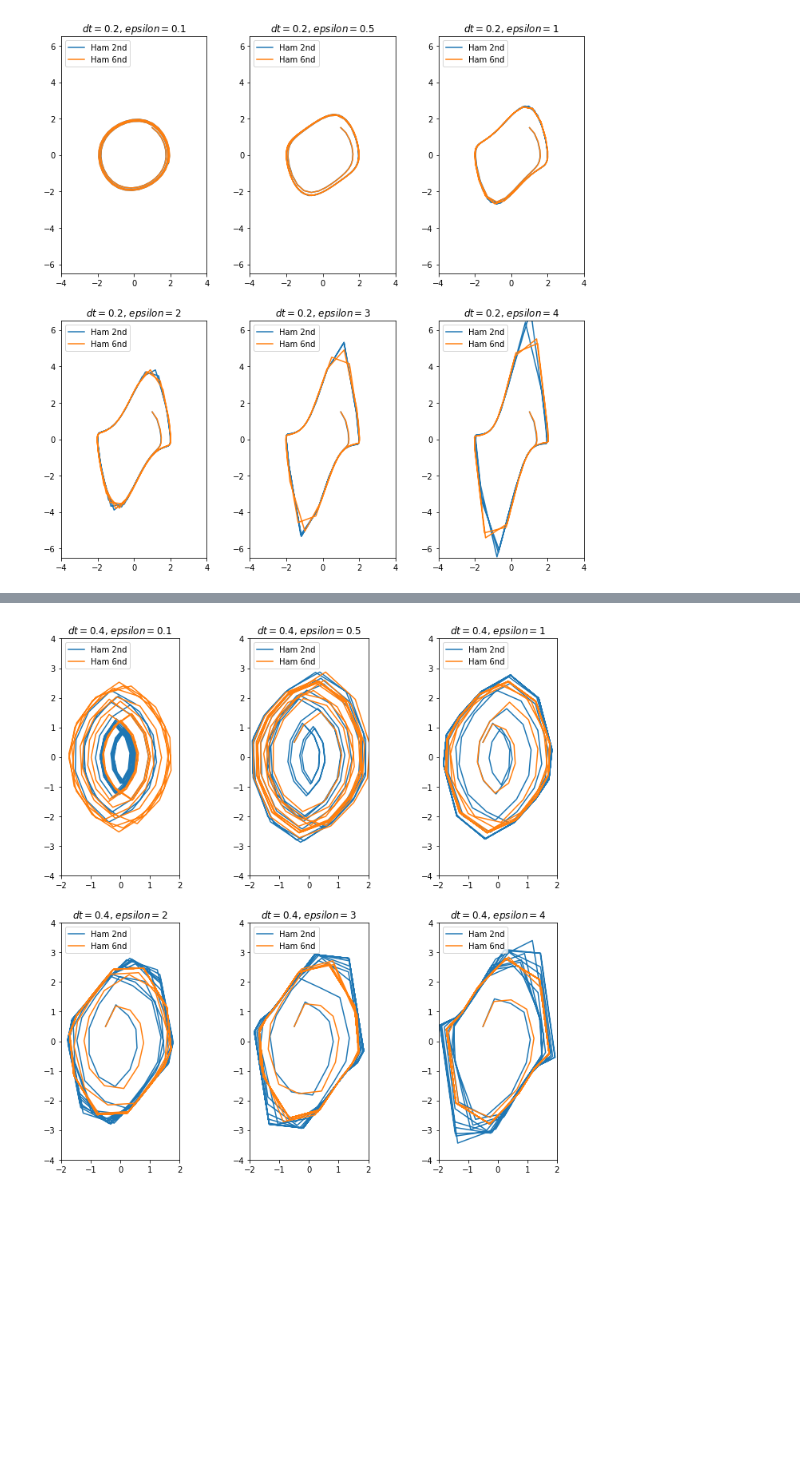
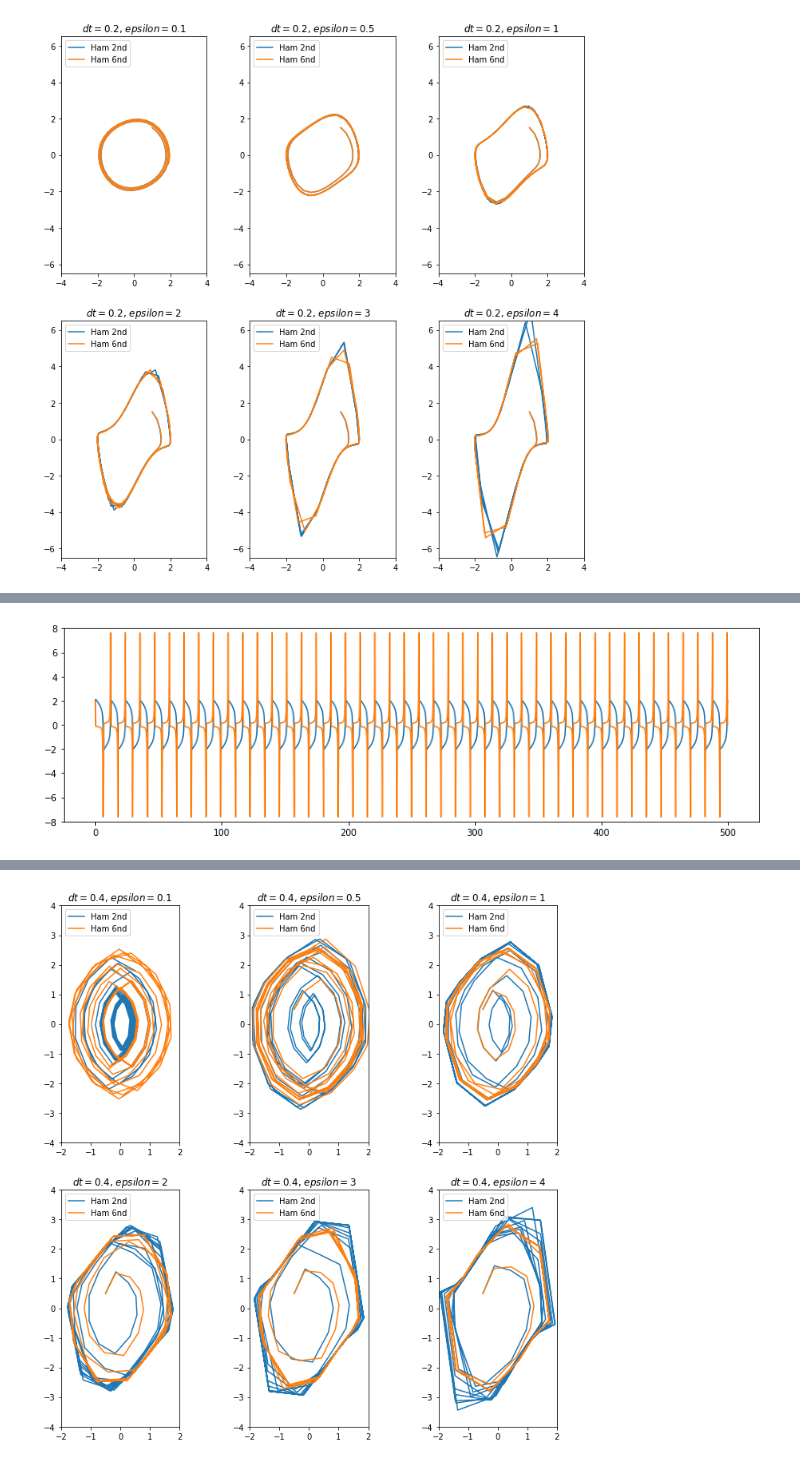
Before and after one commit to mseri/contact-integrators, a Jupyter notebook: Liénard systems.ipynb, the cells around one changed output, grey strips where cells are left out. Drawn from its saved outputs; the diff is of its cells as text; code cells hidden in the pictures; blank space fills up the shorter version.

```diff
--- a/Liénard systems.ipynb
+++ b/Liénard systems.ipynb
@@ -113,0 +148,21 @@ plt.show()
+# %%
+vdp = vanDerPol(5)
+jump = 3
+tout2 = np.linspace(0, 500, 25000*jump)
+
+
+q0, s0 = 2, 2
+
+sol, sols, _ = ic.integrate(step, vdp, tout2, p0, q0, s0)
+solm, solms, _ = ic.integrate(step6, vdp, tout2, p0, q0, s0)
+# %%
+plt.figure(figsize=(14,4))
+
+plt.plot(tout,
+         sol[:,1][::jump])
+plt.plot(tout,
+         sols[::jump])
+plt.ylim((-8,8))
+plt.show()
+# %% [output]
+[figure, added]
```
Also changed, not shown: parts of 3 cells of this notebook.
